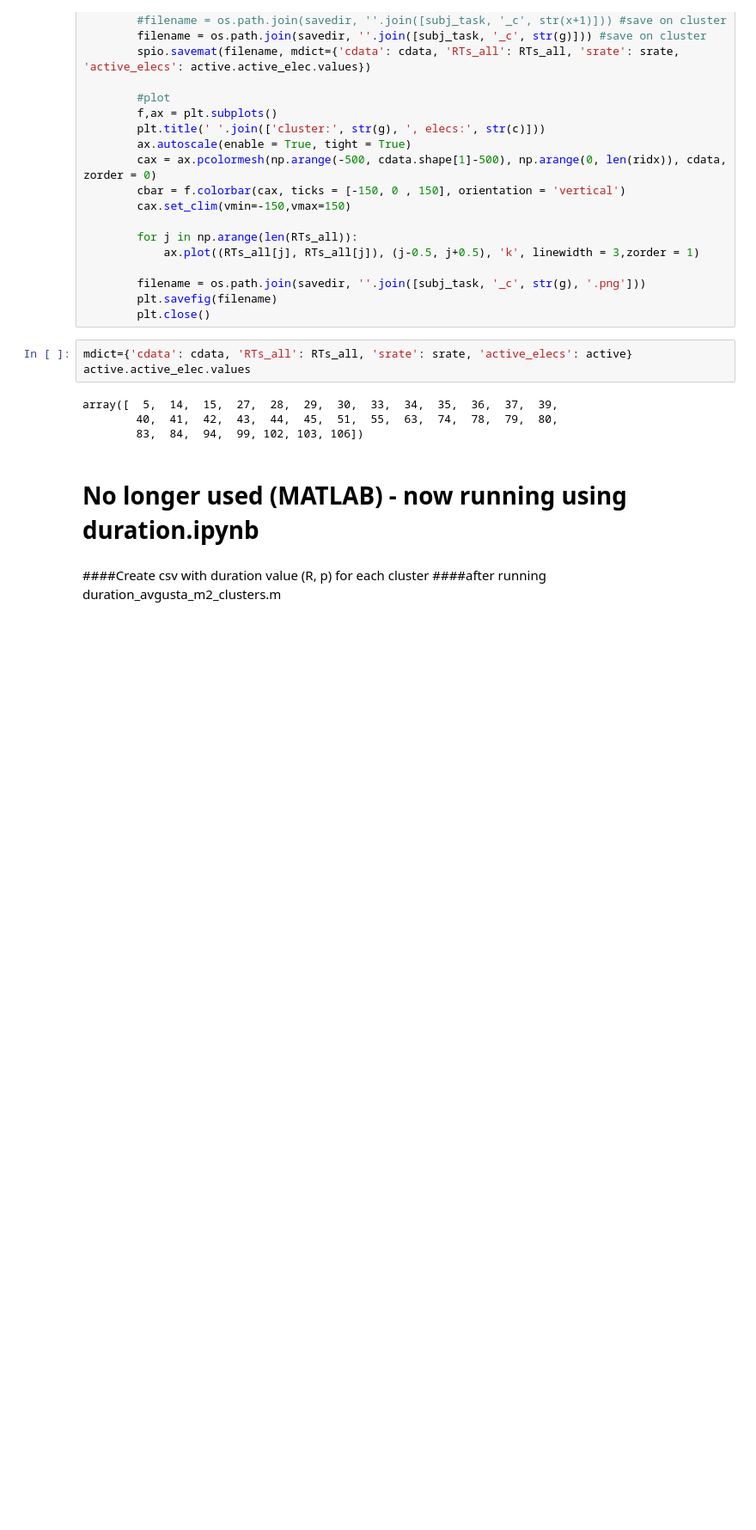
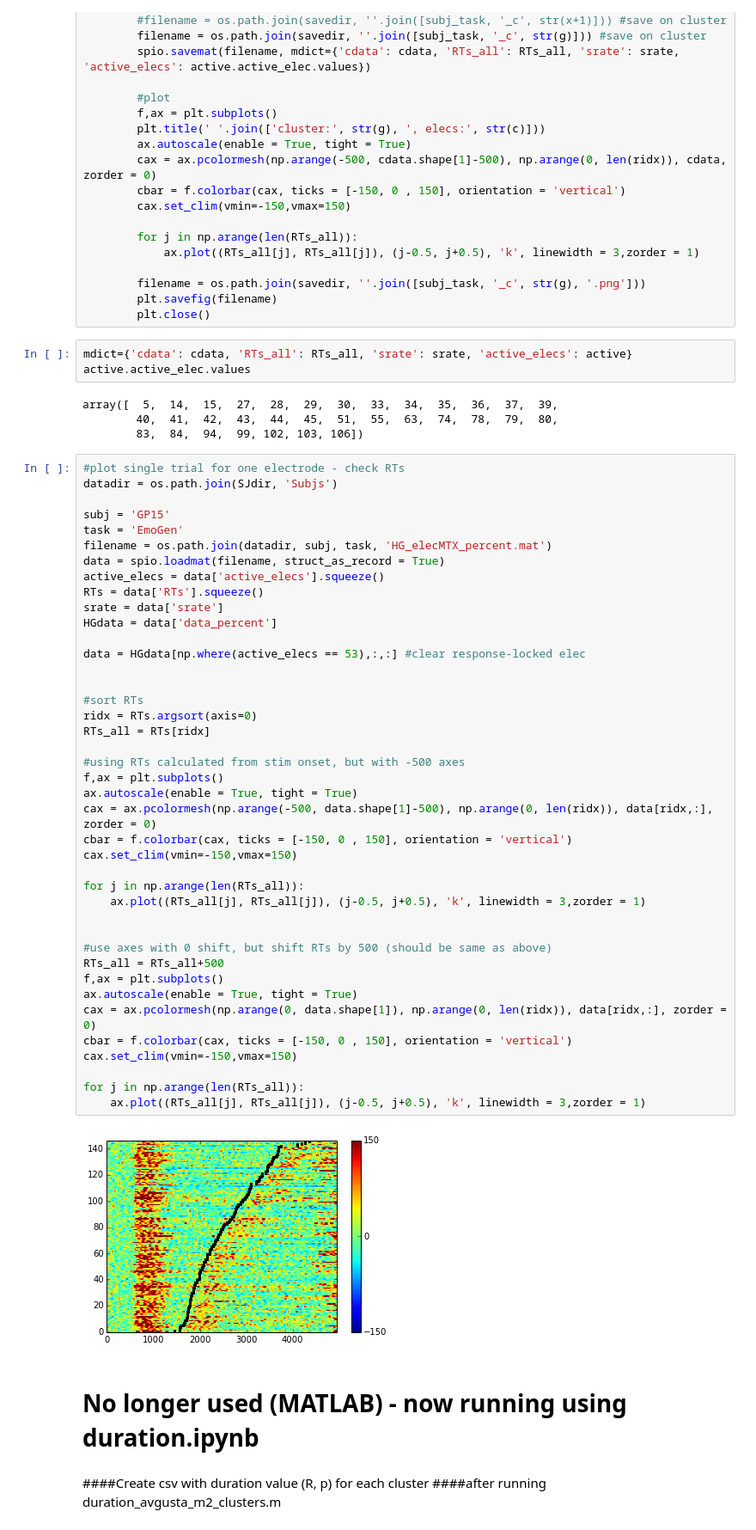
Before and after one commit to matarhaller/ECOGpy, a Jupyter notebook: clusters_singletrials.ipynb, the cells around one changed output. Shown at 86% size. Cells and saved outputs as stored; diff of their text form; blank space fills up the shorter version.

```diff
--- a/clusters_singletrials.ipynb
+++ b/clusters_singletrials.ipynb
@@ -103,6 +103,49 @@ active.active_elec.values
 array([  5,  14,  15,  27,  28,  29,  30,  33,  34,  35,  36,  37,  39,
         40,  41,  42,  43,  44,  45,  51,  55,  63,  74,  78,  79,  80,
         83,  84,  94,  99, 102, 103, 106])
+# %%
+#plot single trial for one electrode - check RTs
+datadir = os.path.join(SJdir, 'Subjs')
+
+subj = 'GP15'
+task = 'EmoGen'
+filename = os.path.join(datadir, subj, task, 'HG_elecMTX_percent.mat')
+data = spio.loadmat(filename, struct_as_record = True)
+active_elecs = data['active_elecs'].squeeze()
+RTs = data['RTs'].squeeze()
+srate = data['srate']
+HGdata = data['data_percent']
+
+data = HGdata[np.where(active_elecs == 53),:,:] #clear response-locked elec
+
+
+#sort RTs
+ridx = RTs.argsort(axis=0)
+RTs_all = RTs[ridx]
+
+#using RTs calculated from stim onset, but with -500 axes
+f,ax = plt.subplots()
+ax.autoscale(enable = True, tight = True)
+cax = ax.pcolormesh(np.arange(-500, data.shape[1]-500), np.arange(0, len(ridx)), data[ridx,:], zorder = 0)
+cbar = f.colorbar(cax, ticks = [-150, 0 , 150], orientation = 'vertical')
+cax.set_clim(vmin=-150,vmax=150)
+
+for j in np.arange(len(RTs_all)):
+    ax.plot((RTs_all[j], RTs_all[j]), (j-0.5, j+0.5), 'k', linewidth = 3,zorder = 1)
+
+
+#use axes with 0 shift, but shift RTs by 500 (should be same as above)
+RTs_all = RTs_all+500
+f,ax = plt.subplots()
+ax.autoscale(enable = True, tight = True)
+cax = ax.pcolormesh(np.arange(0, data.shape[1]), np.arange(0, len(ridx)), data[ridx,:], zorder = 0)
+cbar = f.colorbar(cax, ticks = [-150, 0 , 150], orientation = 'vertical')
+cax.set_clim(vmin=-150,vmax=150)
+
+for j in np.arange(len(RTs_all)):
+    ax.plot((RTs_all[j], RTs_all[j]), (j-0.5, j+0.5), 'k', linewidth = 3,zorder = 1)
+# %% [output]
+[figure, added]
 # %% [markdown]
 # No longer used (MATLAB) - now running using duration.ipynb
 # %% [markdown]
```
